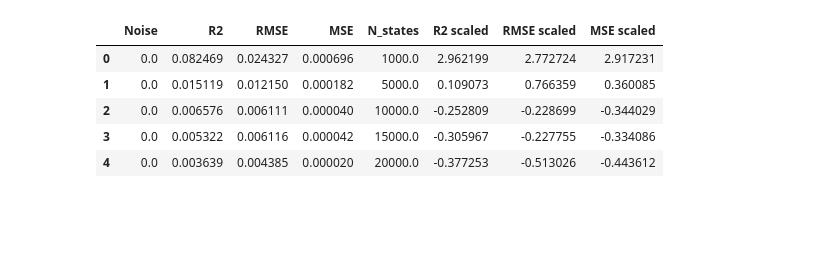
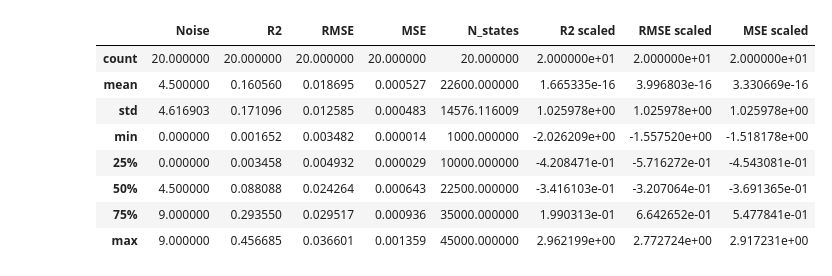
Before and after one commit to 4df31/QD-Biexciton-cascade-and-polarization-orientation-effect-on-QKD-protocol-E91, a Jupyter notebook: Plots.ipynb, the cells around one changed output. Drawn from its saved outputs; the diff is of its cells as text; code cells hidden in the pictures; blank space fills up the shorter version.

```diff
--- a/Plots.ipynb
+++ b/Plots.ipynb
@@ -156,12 +181,15 @@ scaled_results.loc[mask_9, ['R2 scaled', 'RMSE scaled', 'MSE scaled']] = scaler_
 scaled_results = scaled_results.astype(float)
 # %%
 results_df = pd.concat([results, scaled_results], axis=1)
-results_df.head()
+results_df.describe()
 # %% [output]
 |  | Noise | R2 | RMSE | MSE | N_states | R2 scaled | RMSE scaled | MSE scaled |
-| 0 | 0.0 | 0.082469 | 0.024327 | 0.000696 | 1000.0 | 2.962199 | 2.772724 | 2.917231 |
-| 1 | 0.0 | 0.015119 | 0.012150 | 0.000182 | 5000.0 | 0.109073 | 0.766359 | 0.360085 |
-| 2 | 0.0 | 0.006576 | 0.006111 | 0.000040 | 10000.0 | -0.252809 | -0.228699 | -0.344029 |
-| 3 | 0.0 | 0.005322 | 0.006116 | 0.000042 | 15000.0 | -0.305967 | -0.227755 | -0.334086 |
-| 4 | 0.0 | 0.003639 | 0.004385 | 0.000020 | 20000.0 | -0.377253 | -0.513026 | -0.443612 |
+| count | 20.000000 | 20.000000 | 20.000000 | 20.000000 | 20.000000 | 2.000000e+01 | 2.000000e+01 | 2.000000e+01 |
+| mean | 4.500000 | 0.160560 | 0.018695 | 0.000527 | 22600.000000 | 1.665335e-16 | 3.996803e-16 | 3.330669e-16 |
+| std | 4.616903 | 0.171096 | 0.012585 | 0.000483 | 14576.116009 | 1.025978e+00 | 1.025978e+00 | 1.025978e+00 |
+| min | 0.000000 | 0.001652 | 0.003482 | 0.000014 | 1000.000000 | -2.026209e+00 | -1.557520e+00 | -1.518178e+00 |
+| 25% | 0.000000 | 0.003458 | 0.004932 | 0.000029 | 10000.000000 | -4.208471e-01 | -5.716272e-01 | -4.543081e-01 |
+| 50% | 4.500000 | 0.088088 | 0.024264 | 0.000643 | 22500.000000 | -3.416103e-01 | -3.207064e-01 | -3.691365e-01 |
+| 75% | 9.000000 | 0.293550 | 0.029517 | 0.000936 | 35000.000000 | 1.990313e-01 | 6.642652e-01 | 5.477841e-01 |
+| max | 9.000000 | 0.456685 | 0.036601 | 0.001359 | 45000.000000 | 2.962199e+00 | 2.772724e+00 | 2.917231e+00 |
 # %%
```
Also changed, not shown: parts of 9 cells of this notebook, 1 other file.
